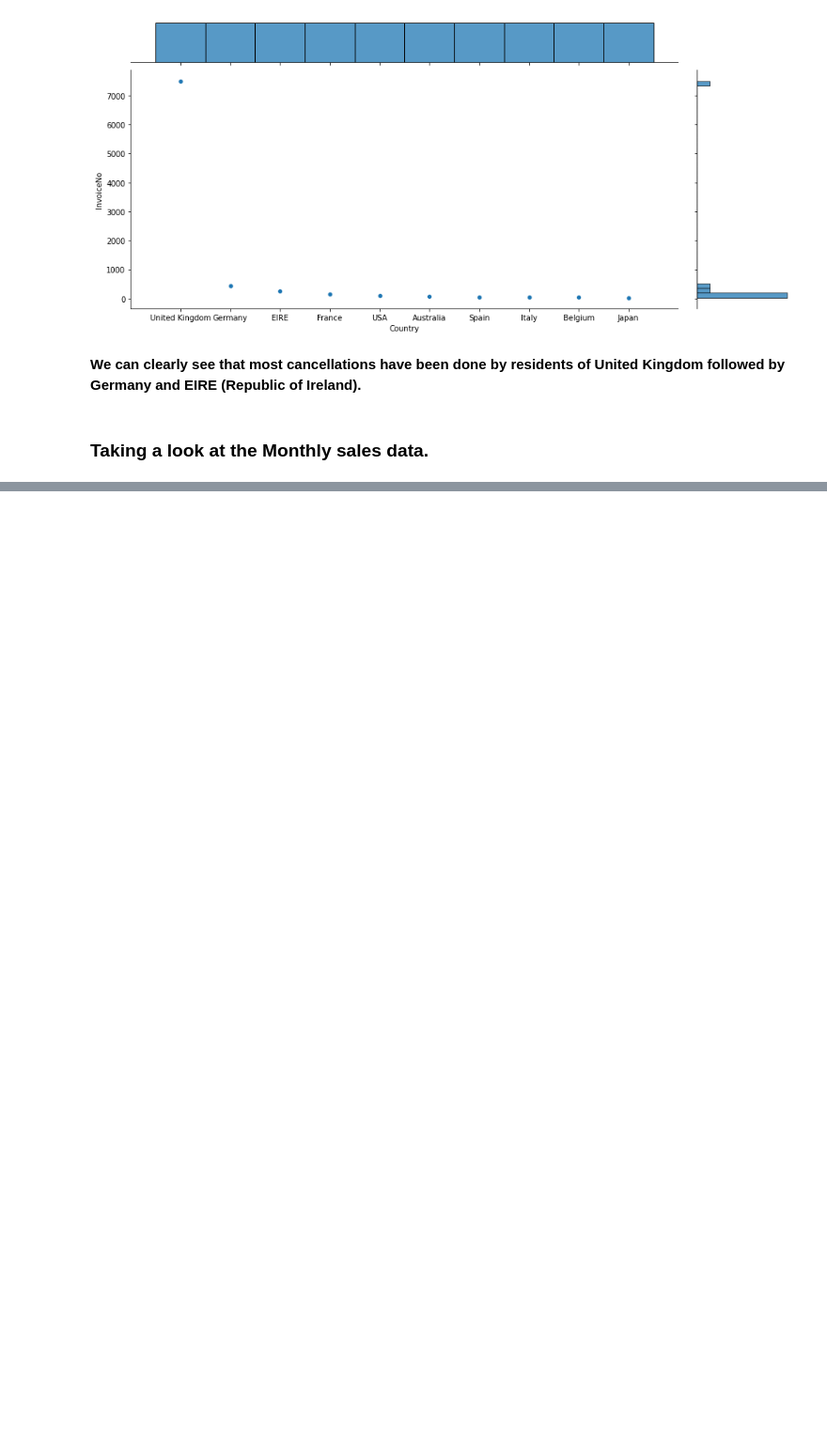
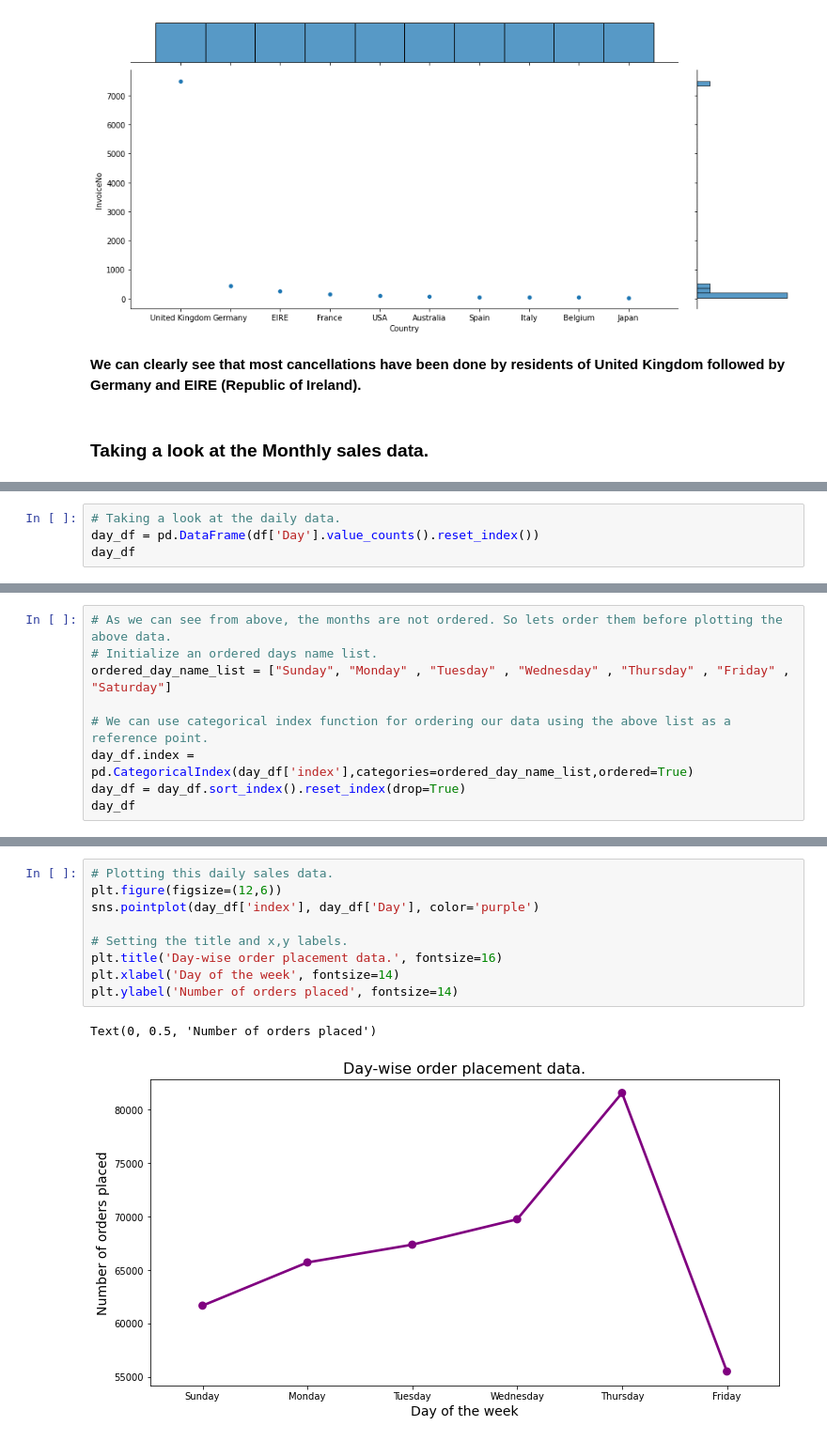
Before and after one commit to gopaljigupta45/Online_Retail_Customer_Segmentation, a Jupyter notebook: Online_Retail_Customer_Segmentation_Capstone_Project_GOPAL_JI_GUPTA_.ipynb, the cells around one changed output, grey strips where cells are left out. Shown: that part at 94% size. Saved outputs shown, nothing was run; the diff lists cells and outputs as text; blank space fills up the shorter version.

```diff
--- a/Online_Retail_Customer_Segmentation_Capstone_Project_GOPAL_JI_GUPTA_.ipynb
+++ b/Online_Retail_Customer_Segmentation_Capstone_Project_GOPAL_JI_GUPTA_.ipynb
@@ -373,0 +450,4 @@ grid.savefig("filename.png", dpi=300)
+# %%
+# Taking a look at the daily data.
+day_df = pd.DataFrame(df['Day'].value_counts().reset_index())
+day_df
@@ -373,0 +462,9 @@ grid.savefig("filename.png", dpi=300)
+# %%
+# As we can see from above, the months are not ordered. So lets order them before plotting the above data.
+# Initialize an ordered days name list.
+ordered_day_name_list = ["Sunday", "Monday" , "Tuesday" , "Wednesday" , "Thursday" , "Friday" , "Saturday"]
+
+# We can use categorical index function for ordering our data using the above list as a reference point.
+day_df.index = pd.CategoricalIndex(day_df['index'],categories=ordered_day_name_list,ordered=True)
+day_df = day_df.sort_index().reset_index(drop=True)
+day_df
@@ -373,0 +479,12 @@ grid.savefig("filename.png", dpi=300)
+# %%
+# Plotting this daily sales data.
+plt.figure(figsize=(12,6))
+sns.pointplot(day_df['index'], day_df['Day'], color='purple')
+
+# Setting the title and x,y labels.
+plt.title('Day-wise order placement data.', fontsize=16)
+plt.xlabel('Day of the week', fontsize=14)
+plt.ylabel('Number of orders placed', fontsize=14)
+# %% [output]
+Text(0, 0.5, 'Number of orders placed')
+[figure, added]
```
Also changed, not shown: parts of 19 cells of this notebook.
